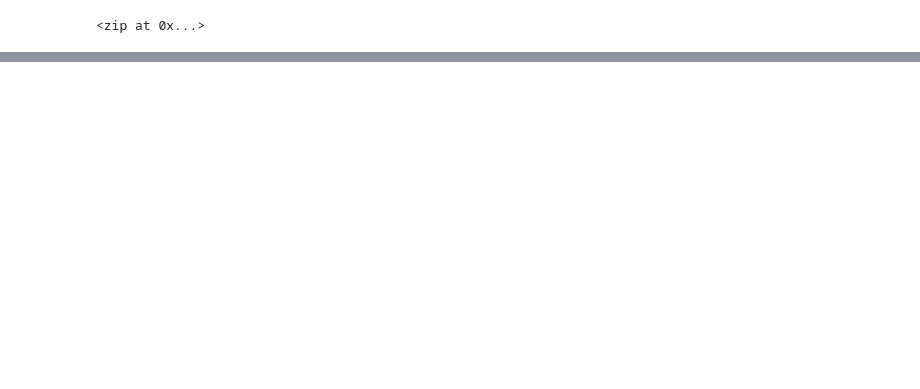
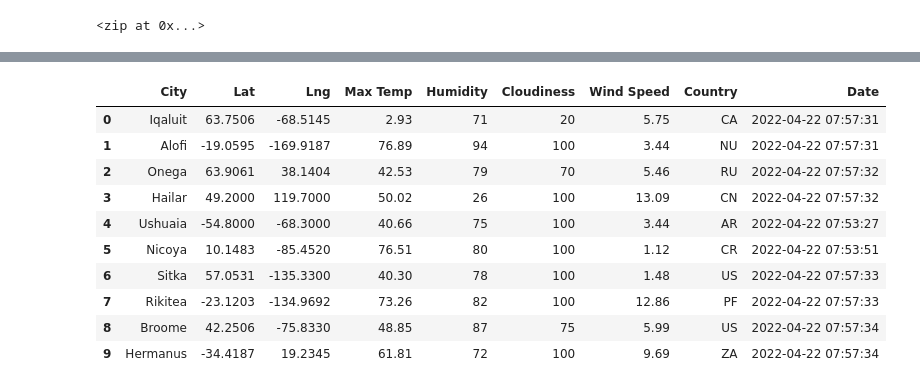
Before and after one commit to csambrano/World_Weather_Analysis, a Jupyter notebook: WeatherPy.ipynb, the cells around one changed output, grey strips where cells are left out. Drawn from its saved outputs; the diff is of its cells as text; code cells hidden in the pictures; blank space fills up the shorter version.

```diff
--- a/WeatherPy.ipynb
+++ b/WeatherPy.ipynb
@@ -31,0 +42,3 @@ len(cities)
+# %%
+# Starting URL for Weather Map API Call.
+url = "http://api.openweathermap.org/data/2.5/weather?units=Imperial&APPID=" + weather_api_key
@@ -31,0 +125,16 @@ len(cities)
+# %%
+# Convert the array of dictionaries to a Pandas DataFrame.
+city_data_df = pd.DataFrame(city_data)
+city_data_df.head(10)
+# %% [output]
+|  | City | Lat | Lng | Max Temp | Humidity | Cloudiness | Wind Speed | Country | Date |
+| 0 | Iqaluit | 63.7506 | -68.5145 | 2.93 | 71 | 20 | 5.75 | CA | 2022-04-22 07:57:31 |
+| 1 | Alofi | -19.0595 | -169.9187 | 76.89 | 94 | 100 | 3.44 | NU | 2022-04-22 07:57:31 |
+| 2 | Onega | 63.9061 | 38.1404 | 42.53 | 79 | 70 | 5.46 | RU | 2022-04-22 07:57:32 |
+| 3 | Hailar | 49.2000 | 119.7000 | 50.02 | 26 | 100 | 13.09 | CN | 2022-04-22 07:57:32 |
+| 4 | Ushuaia | -54.8000 | -68.3000 | 40.66 | 75 | 100 | 3.44 | AR | 2022-04-22 07:53:27 |
+| 5 | Nicoya | 10.1483 | -85.4520 | 76.51 | 80 | 100 | 1.12 | CR | 2022-04-22 07:53:51 |
+| 6 | Sitka | 57.0531 | -135.3300 | 40.30 | 78 | 100 | 1.48 | US | 2022-04-22 07:57:33 |
+| 7 | Rikitea | -23.1203 | -134.9692 | 73.26 | 82 | 100 | 12.86 | PF | 2022-04-22 07:57:33 |
+| 8 | Broome | 42.2506 | -75.8330 | 48.85 | 87 | 75 | 5.99 | US | 2022-04-22 07:57:34 |
+| 9 | Hermanus | -34.4187 | 19.2345 | 61.81 | 72 | 100 | 9.69 | ZA | 2022-04-22 07:57:34 |
```
Also changed, not shown: parts of 6 cells of this notebook, 1 other file.
